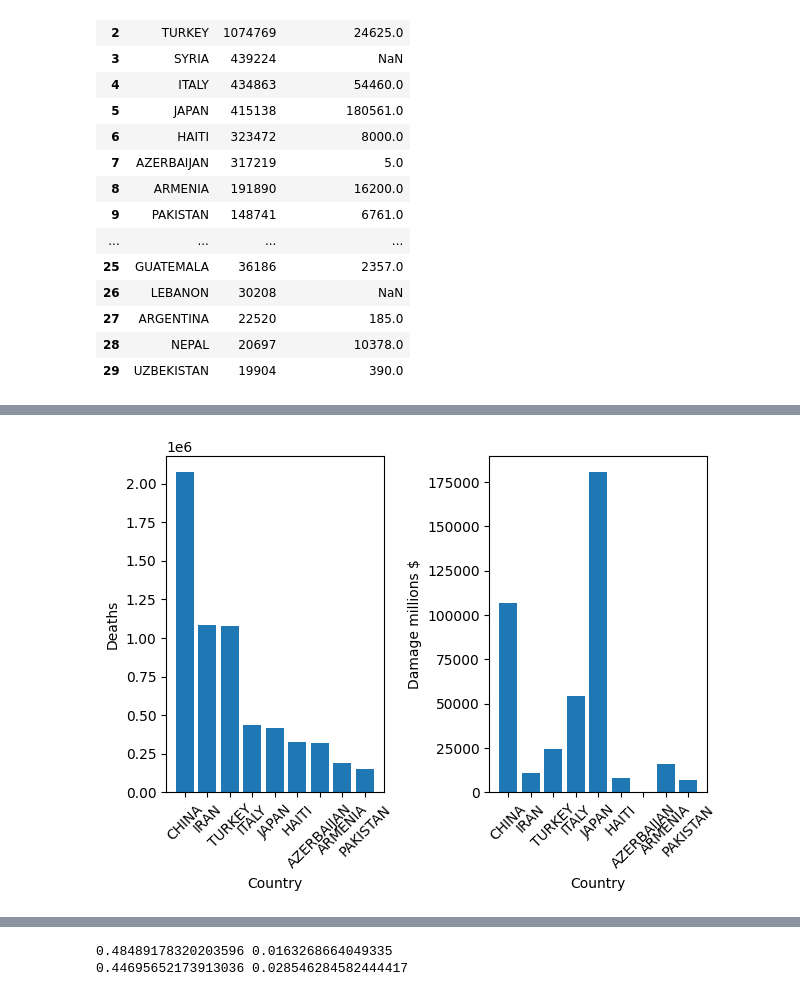
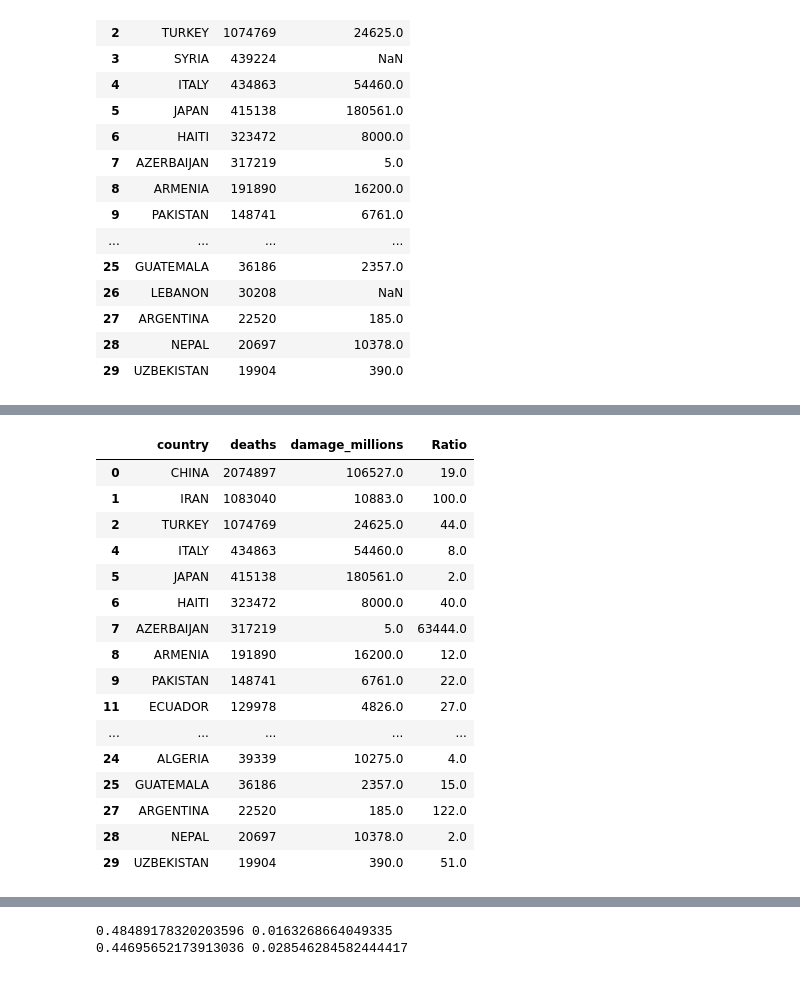
Before and after one commit to columose/SQL-BigQuery-, a Jupyter notebook: Earthquake_records.ipynb, the cells around one changed output, grey strips where cells are left out. Saved outputs shown, nothing was run; the diff lists cells and outputs as text; code cells hidden in the pictures.

```diff
--- a/Earthquake_records.ipynb
+++ b/Earthquake_records.ipynb
@@ -72,20 +57,20 @@ df_clean.reset_index(drop = True)
-# %%
-# Visualise damage per country
-
-fig, axs = plt.subplots(1,2)
-
-x_values = df_clean.country[:9]
-
-axs[0].bar(x = x_values, height = df_clean.deaths[:9])
-axs[0].set_ylabel('Deaths')
-axs[0].set_xlabel('Country')
-axs[0].set_xticklabels(x_values,rotation = 45)
-
-axs[1].bar(x = x_values, height = df_clean.damage_millions[:9])
-axs[1].set_ylabel('Damage millions $')
-axs[1].set_xlabel('Country')
-axs[1].set_xticklabels(x_values,rotation = 45)
-
-fig.tight_layout()
-# %% [output]
-[figure, removed]
+# %%
+df_clean
+# %% [output]
+|  | country | deaths | damage_millions | Ratio |
+| 0 | CHINA | 2074897 | 106527.0 | 19.0 |
+| 1 | IRAN | 1083040 | 10883.0 | 100.0 |
+| 2 | TURKEY | 1074769 | 24625.0 | 44.0 |
+| 4 | ITALY | 434863 | 54460.0 | 8.0 |
+| 5 | JAPAN | 415138 | 180561.0 | 2.0 |
+| 6 | HAITI | 323472 | 8000.0 | 40.0 |
+| 7 | AZERBAIJAN | 317219 | 5.0 | 63444.0 |
+| 8 | ARMENIA | 191890 | 16200.0 | 12.0 |
+| 9 | PAKISTAN | 148741 | 6761.0 | 22.0 |
+| 11 | ECUADOR | 129978 | 4826.0 | 27.0 |
+| ... | ... | ... | ... | ... |
+| 24 | ALGERIA | 39339 | 10275.0 | 4.0 |
+| 25 | GUATEMALA | 36186 | 2357.0 | 15.0 |
+| 27 | ARGENTINA | 22520 | 185.0 | 122.0 |
+| 28 | NEPAL | 20697 | 10378.0 | 2.0 |
+| 29 | UZBEKISTAN | 19904 | 390.0 | 51.0 |
```
Also changed, not shown: parts of 4 cells of this notebook.
